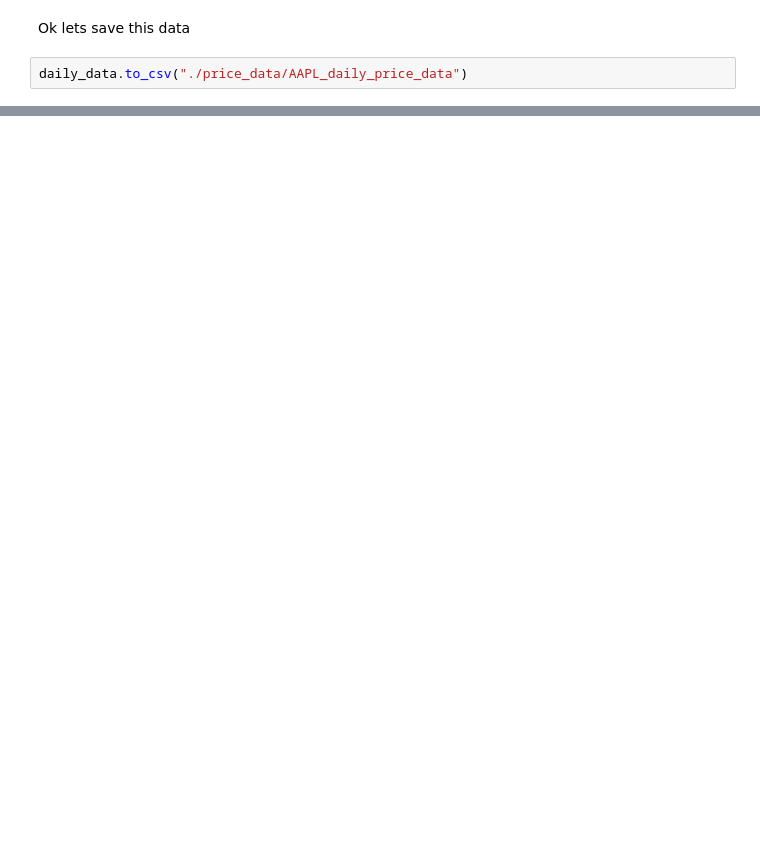
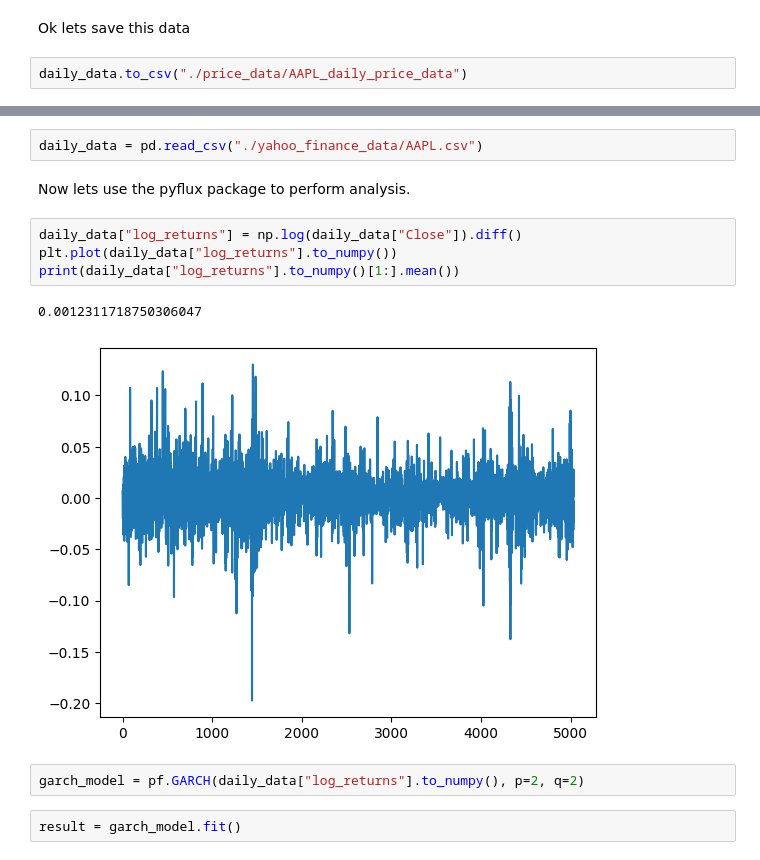
Before and after one commit to lipton-green-tea/pfrnn-research, a Jupyter notebook: real_world_data.ipynb, the cells around one changed output, grey strips where cells are left out. Saved outputs shown, nothing was run; the diff lists cells and outputs as text; blank space fills up the shorter version.

```diff
--- a/real_world_data.ipynb
+++ b/real_world_data.ipynb
@@ -149,0 +161,15 @@ daily_data.to_csv("./price_data/AAPL_daily_price_data")
+# %%
+daily_data = pd.read_csv("./yahoo_finance_data/AAPL.csv")
+# %% [markdown]
+Now lets use the pyflux package to perform analysis.
+# %%
+daily_data["log_returns"] = np.log(daily_data["Close"]).diff()
+plt.plot(daily_data["log_returns"].to_numpy())
+print(daily_data["log_returns"].to_numpy()[1:].mean())
+# %% [output]
+0.0012311718750306047
+[figure, added]
+# %%
+garch_model = pf.GARCH(daily_data["log_returns"].to_numpy(), p=2, q=2)
+# %%
+result = garch_model.fit()
```
Also changed, not shown: parts of 15 cells of this notebook, 14 other files.
